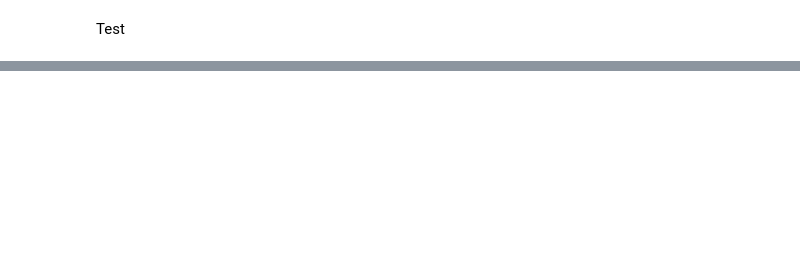
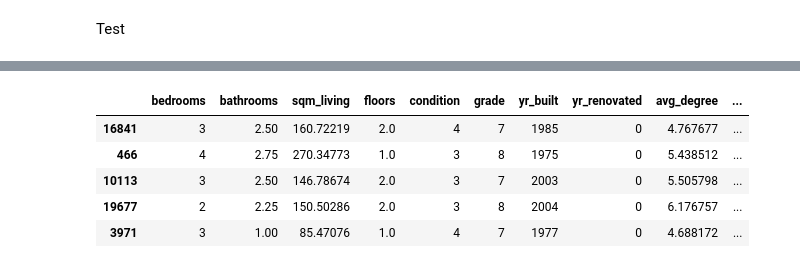
Before and after one commit to peleemanuel/IC, a Jupyter notebook: notebooks/prediction_mods.ipynb, the cells around one changed output, grey strips where cells are left out. Saved outputs shown, nothing was run; the diff lists cells and outputs as text; code cells hidden in the pictures; blank space fills up the shorter version.

```diff
--- a/notebooks/prediction_mods.ipynb
+++ b/notebooks/prediction_mods.ipynb
@@ -243,0 +359,9 @@ Y_pred = model.predict(X_test)
+# %%
+df.head()
+# %% [output]
+|  | bedrooms | bathrooms | sqm_living | floors | condition | grade | yr_built | yr_renovated | avg_degree | ... |
+| 16841 | 3 | 2.50 | 160.72219 | 2.0 | 4 | 7 | 1985 | 0 | 4.767677 | ... |
+| 466 | 4 | 2.75 | 270.34773 | 1.0 | 3 | 8 | 1975 | 0 | 5.438512 | ... |
+| 10113 | 3 | 2.50 | 146.78674 | 2.0 | 3 | 7 | 2003 | 0 | 5.505798 | ... |
+| 19677 | 2 | 2.25 | 150.50286 | 2.0 | 3 | 8 | 2004 | 0 | 6.176757 | ... |
+| 3971 | 3 | 1.00 | 85.47076 | 1.0 | 4 | 7 | 1977 | 0 | 4.688172 | ... |
```
Also changed, not shown: parts of 45 cells of this notebook, 1 other file.
